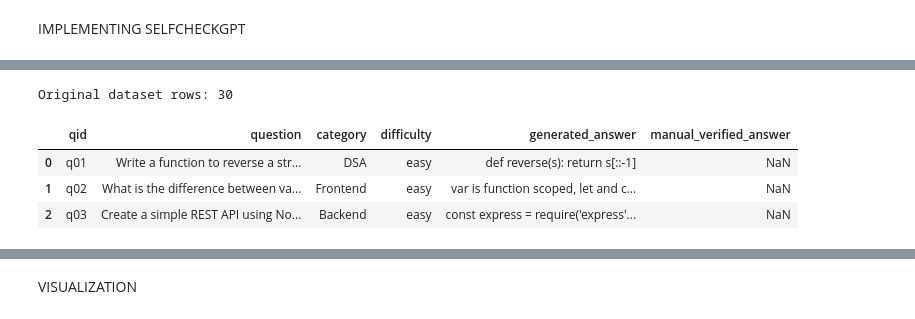
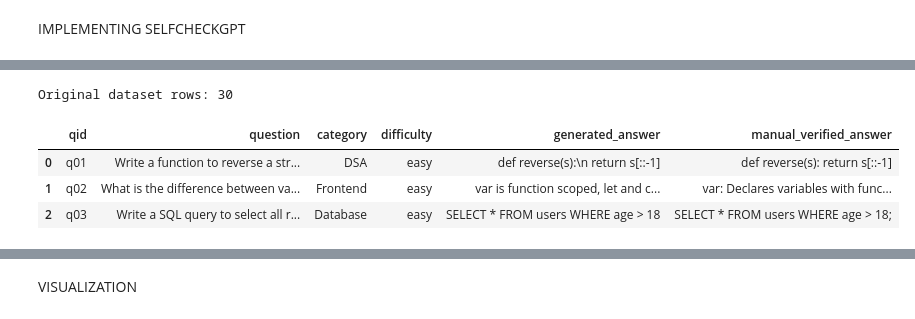
Before and after one commit to Tanishtha-Reddy/CoVE-vs-SelfCheckGPT-analysis-on-LLM-hallucinations, a Jupyter notebook: SelfCheckGPT.ipynb, the cells around one changed output, grey strips where cells are left out. Drawn from its saved outputs; the diff is of its cells as text; code cells hidden in the pictures.

```diff
--- a/SelfCheckGPT.ipynb
+++ b/SelfCheckGPT.ipynb
@@ -495,15 +476,15 @@ SelfCheckGPT results saved to result_detection.csv
 [interactive output not drawn]
 [interactive output not drawn]
 # %%
-df_orig = pd.read_csv('/content/dataset.csv')
+df_orig = pd.read_csv('/content/revised_original_dataset.csv')
 print("Original dataset rows:", len(df_orig))
 display(df_orig.head(3))
 # %% [output]
 Original dataset rows: 30
 |  | qid | question | category | difficulty | generated_answer | manual_verified_answer |
-| 0 | q01 | Write a function to reverse a str... | DSA | easy | def reverse(s): return s[::-1] | NaN |
-| 1 | q02 | What is the difference between va... | Frontend | easy | var is function scoped, let and c... | NaN |
-| 2 | q03 | Create a simple REST API using No... | Backend | easy | const express = require('express'... | NaN |
+| 0 | q01 | Write a function to reverse a str... | DSA | easy | def reverse(s):\n return s[::-1] | def reverse(s): return s[::-1] |
+| 1 | q02 | What is the difference between va... | Frontend | easy | var is function scoped, let and c... | var: Declares variables with func... |
+| 2 | q03 | Write a SQL query to select all r... | Database | easy | SELECT * FROM users WHERE age > 18 | SELECT * FROM users WHERE age > 18; |
 # %%
 import pandas as pd
 
```
Also changed, not shown: parts of 9 cells of this notebook.
